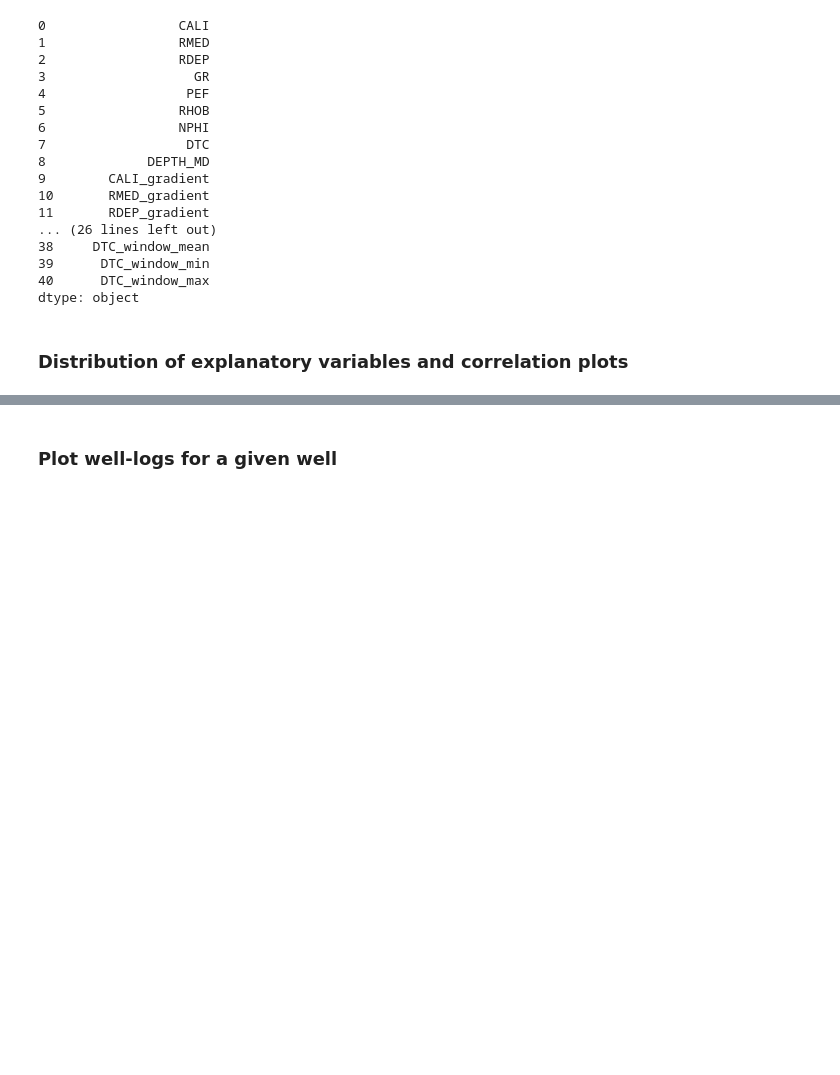
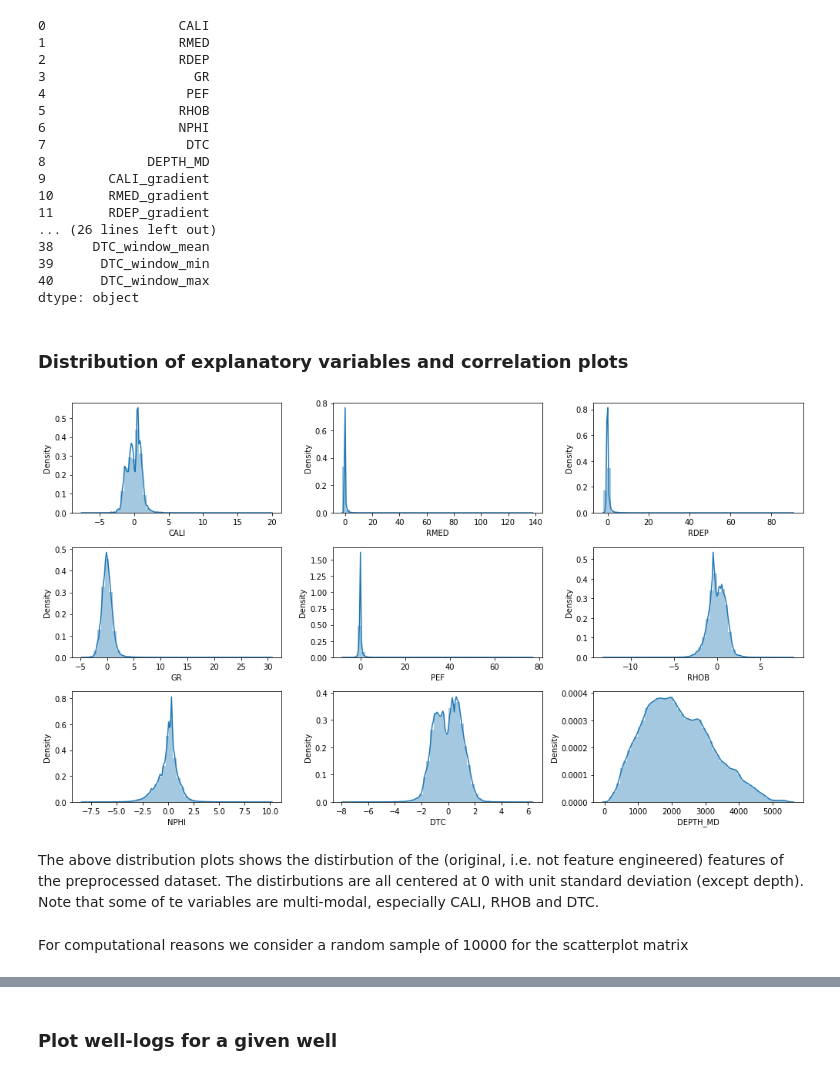
Before and after one commit to christianlehre/thesis, a Jupyter notebook: src/visualizations/visualization_classification.ipynb, the cells around one changed output, grey strips where cells are left out. Saved outputs shown, nothing was run; the diff lists cells and outputs as text; code cells hidden in the pictures; blank space fills up the shorter version.

```diff
--- a/src/visualizations/visualization_classification.ipynb
+++ b/src/visualizations/visualization_classification.ipynb
@@ -129,3 +164,16 @@ og_exp_vars = [var for var in original_variables if var not in [target_variable,
 original_data = data[original_variables]
 #sample_original_data = original_data.sample(10000)
 #sns.pairplot(sample_original_data, hue=target_variable, vars=og_exp_vars)
+# %%
+plt.figure(figsize=(14, 8))
+for i, var in enumerate(og_exp_vars):
+    plt.subplot(3, 3, i+1)
+    plt.ylabel("")
+    values = data[var]
+    sns.distplot(values)
+plt.tight_layout()
+# %% [output]
+[figure, added]
+# %% [markdown]
+The above distribution plots shows the distirbution of the (original, i.e. not feature engineered) features of the preprocessed dataset. The distirbutions are all centered at 0 with unit standard deviation (except depth).
+Note that some of te variables are multi-modal, especially CALI, RHOB and DTC.
@@ -131,0 +187,2 @@ original_data = data[original_variables]
+# %% [markdown]
+For computational reasons we consider a random sample of 10000 for the scatterplot matrix
```
Also changed, not shown: parts of 38 cells of this notebook.
